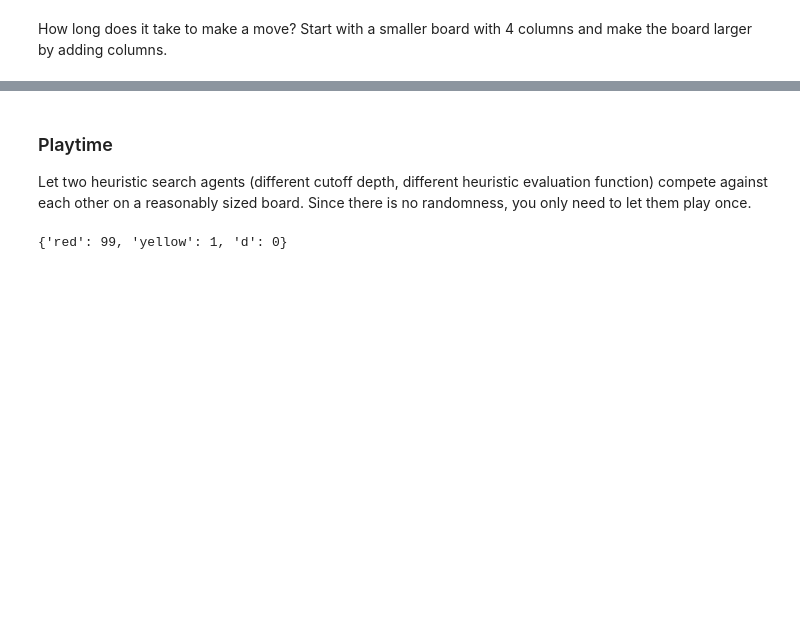
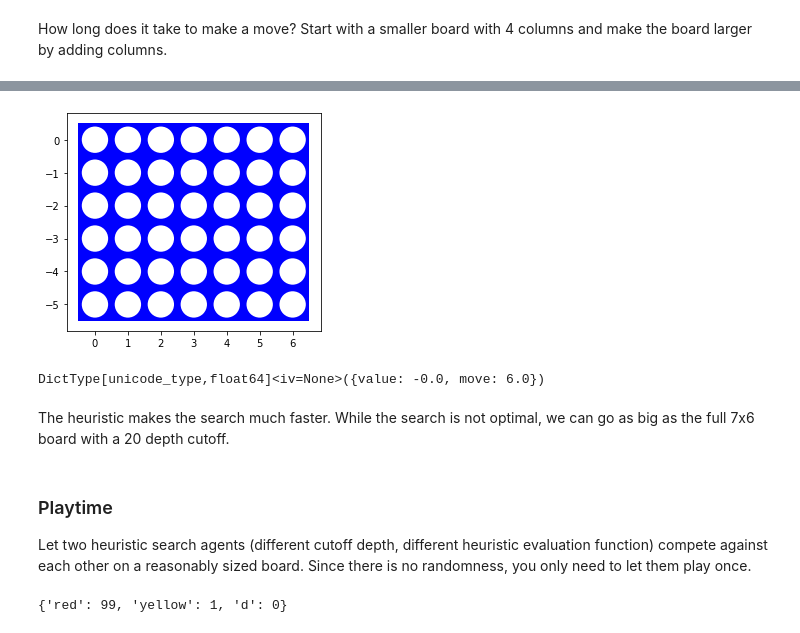
Before and after one commit to tmcnitt/Mean_Connect_Four, a Jupyter notebook: assignment_mean_connect4.ipynb, the cells around one changed output, grey strips where cells are left out. Drawn from its saved outputs; the diff is of its cells as text; code cells hidden in the pictures; blank space fills up the shorter version.

```diff
--- a/assignment_mean_connect4.ipynb
+++ b/assignment_mean_connect4.ipynb
@@ -964,3 +1032,15 @@ How long does it take to make a move? Start with a smaller board with 4 columns
+# %%
+board = Bitboard(7,6, player_one_mean=False, player_two_mean=True)
+
+classboard = board.bitboards_to_class_board()
+visualize(classboard)
+
+alpha_beta_search_heuristic(board, heuristic_eval)
+# %% [output]
+[figure, added]
+DictType[unicode_type,float64]<iv=None>({value: -0.0, move: 6.0})
+# %% [markdown]
+The heuristic makes the search much faster. While the search is not optimal, we can go as big as the full 7x6 board with a 20 depth cutoff.
 # %% [markdown]
 ### Playtime
 
```
Also changed, not shown: parts of 45 cells of this notebook.
